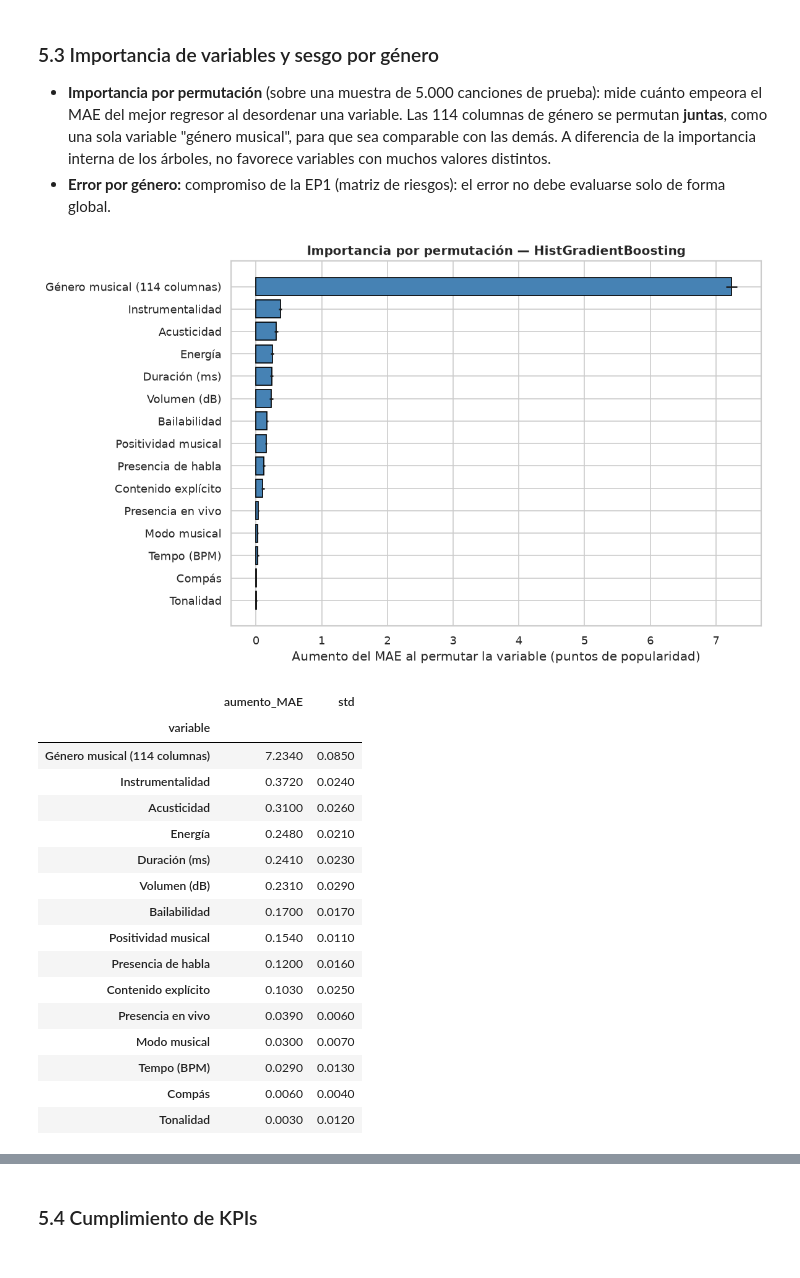
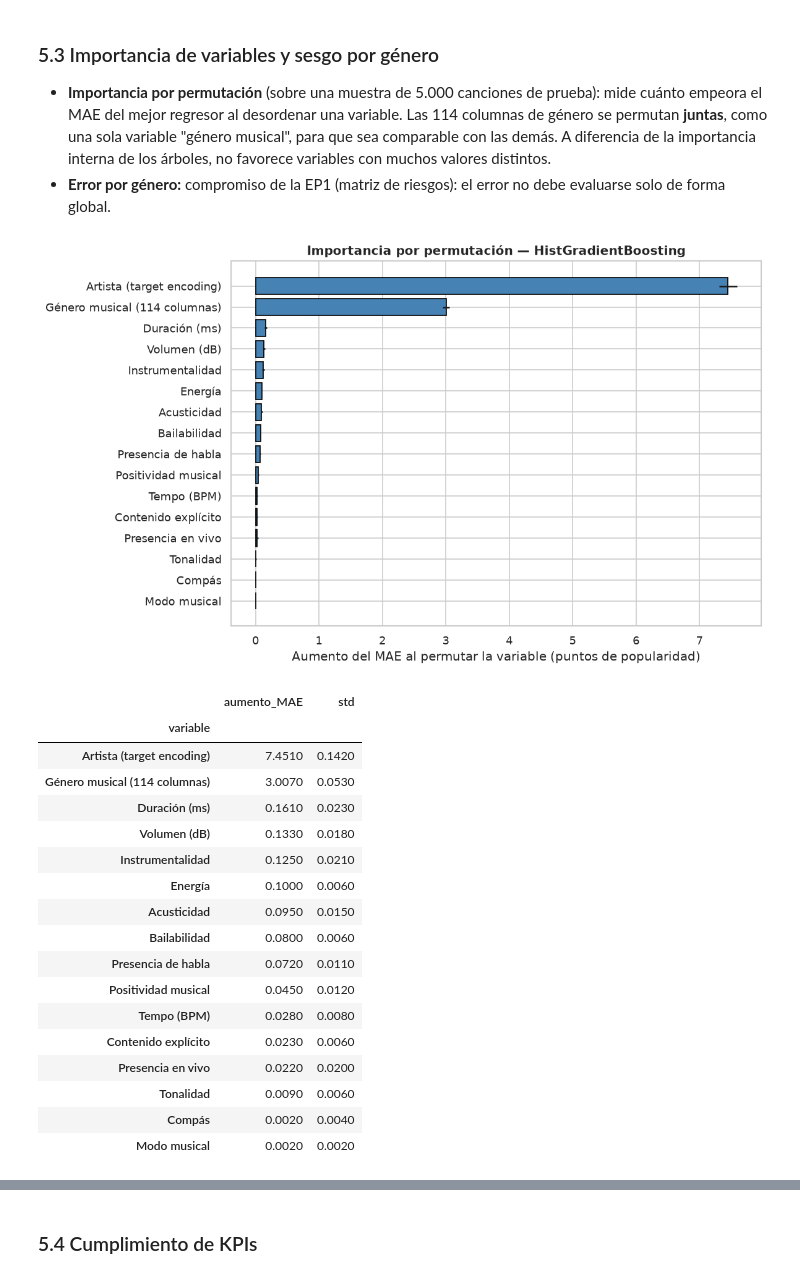
Before and after one commit to ritnight/machine-learning-spotify, a Jupyter notebook: notebooks/EP2_Spotify_CRISP_DM_Modelado.ipynb, the cells around one changed output, grey strips where cells are left out. Cells and saved outputs as stored; diff of their text form; code cells hidden in the pictures.

```diff
--- a/notebooks/EP2_Spotify_CRISP_DM_Modelado.ipynb
+++ b/notebooks/EP2_Spotify_CRISP_DM_Modelado.ipynb
@@ -1610,7 +1724,6 @@ los hiperparámetros de cada modelo con su mejor método de balanceo (4.3.2).
 recall_alto = make_scorer(recall_score, labels=['alto'], average='macro', zero_division=0)
 scoring_clf = {'F1_macro': 'f1_macro', 'Accuracy': 'accuracy',
                'Balanced_acc': 'balanced_accuracy', 'Recall_alto': recall_alto}
-EJECUTAR_SMOTENC = True  # ~5 minutos adicionales; poner False para una ejecución rápida.
 
 clasificadores_base = {
     'Regresión logística': LogisticRegression(max_iter=2000),
@@ -1634,15 +1747,6 @@ def crear_pipeline_clf(modelo, metodo):
             return None
         modelo.set_params(class_weight='balanced')
         return PipelineImb([('prep', crear_preprocesador()), ('modelo', modelo)])
-    if metodo == 'SMOTENC':
-        # SMOTENC necesita las variables originales: se imputa el compás antes de remuestrear.
-        imputar_compas = ColumnTransformer(
-            [('compas', SimpleImputer(strategy='most_frequent'), ['compas'])],
-            remainder='passthrough', verbose_feature_names_out=False).set_output(transform='pandas')
-        categoricas_smotenc = variables_categoricas_modelo + columnas_genero
-        return PipelineImb([('imputar', imputar_compas),
-                            ('balanceo', SMOTENC(categorical_features=categoricas_smotenc, random_state=SEMILLA)),
-                            ('prep', crear_preprocesador()), ('modelo', modelo)])
     pasos = [('prep', crear_preprocesador())]
     if metodo is not None:
         pasos.append(('balanceo', clone(metodo)))
@@ -1650,10 +1754,8 @@ def crear_pipeline_clf(modelo, metodo):
 
 filas_balanceo = []
 combinaciones = [(m, b) for m in clasificadores_base for b in metodos_balanceo]
-if EJECUTAR_SMOTENC:
-    combinaciones.append(('HistGradientBoosting', 'SMOTENC'))
 for nombre_modelo, nombre_metodo in combinaciones:
-    metodo = metodos_balanceo.get(nombre_metodo, nombre_metodo)
+    metodo = metodos_balanceo[nombre_metodo]
     pipe = crear_pipeline_clf(clasificadores_base[nombre_modelo], metodo)
     if pipe is None:
         continue
@@ -1779,7 +1873,7 @@ filas_clf.append({'modelo': 'Baseline (clase mayoritaria)', 'balanceo': '—',
 
 for nombre, (espacio, n_iter) in espacios_clf.items():
     nombre_metodo = mejor_balanceo.loc[nombre, 'balanceo']
-    metodo = metodos_balanceo.get(nombre_metodo, nombre_metodo)
+    metodo = metodos_balanceo[nombre_metodo]
     pipe = crear_pipeline_clf(clasificadores_base[nombre], metodo)
     clasificadores[nombre], fila = buscar_hiperparametros(
         f'{nombre} + {nombre_metodo}', pipe, espacio, scoring_clf, 'F1_macro', n_iter, X_train, y_train_clf)
@@ -2100,20 +2076,0 @@ agrupación no supervisada.
-# %%
-columnas_familia = [f'familia_{f}' for f in range(K_FAMILIAS)]
-pertenencia = pd.DataFrame(0, index=df_modelo.index, columns=columnas_familia)
-for g, f in familia_de_genero.items():
-    pertenencia[f'familia_{f}'] |= df_modelo[f'genero_{g}']
-X_train_familia = X_train.join(pertenencia.iloc[idx_train])
-
-def cv_hgb(X_, generos):
-    pipe = Pipeline([('prep', crear_preprocesador(generos)),
-                     ('modelo', HistGradientBoostingRegressor(random_state=SEMILLA))])
-    r = cross_validate(pipe, X_, y_train_reg, groups=grupos_train, cv=cv_grupos, scoring=scoring_reg)
-    return {'MAE_cv': -r['test_MAE'].mean(), 'RMSE_cv': -r['test_RMSE'].mean(), 'R2_cv': r['test_R2'].mean()}
-
-ablacion = pd.DataFrame({
-    'Solo audio + categóricas': cv_hgb(X_train, []),
-    f'+ {K_FAMILIAS} familias de géneros': cv_hgb(X_train_familia, columnas_familia),
-    '+ 114 géneros': cv_hgb(X_train, columnas_genero),
-}).T
-ablacion['n_columnas_genero'] = [0, K_FAMILIAS, len(columnas_genero)]
-display(ablacion.round(3))
@@ -2353,51 +2501,53 @@ weighted avg      0.741     0.738     0.739     17843
 def importancia_permutacion(modelo, X_, y_, grupos_variables, repeticiones=5):
     base = mean_absolute_error(y_, modelo.predict(X_))
     rng_local = np.random.default_rng(SEMILLA)
     filas = []
     for nombre, columnas in grupos_variables.items():
         aumentos = []
         for _ in range(repeticiones):
             Xp = X_.copy()
             orden = rng_local.permutation(len(Xp))
             Xp[columnas] = Xp[columnas].to_numpy()[orden]
             aumentos.append(mean_absolute_error(y_, modelo.predict(Xp)) - base)
         filas.append({'variable': nombre, 'aumento_MAE': np.mean(aumentos), 'std': np.std(aumentos)})
     return pd.DataFrame(filas).set_index('variable').sort_values('aumento_MAE')
 
 muestra_test = X_test.sample(5_000, random_state=SEMILLA)
 grupos_variables = {ETIQUETAS[c]: [c] for c in variables_numericas + variables_categoricas_modelo}
 grupos_variables['Género musical (114 columnas)'] = columnas_genero
+grupos_variables['Artista (target encoding)'] = ['artistas']
 importancia = importancia_permutacion(regresores[MEJOR_REGRESOR], muestra_test,
                                       y_test_reg.loc[muestra_test.index], grupos_variables)
 importancia.to_csv(PROCESSED_DIR / 'importancia_permutacion.csv')
 
 fig, ax = plt.subplots(figsize=(10, 6))
 ax.barh(importancia.index, importancia['aumento_MAE'], xerr=importancia['std'], color='steelblue', edgecolor='black')
 ax.set_title(f'Importancia por permutación — {MEJOR_REGRESOR}', fontweight='bold')
 ax.set_xlabel('Aumento del MAE al permutar la variable (puntos de popularidad)')
 plt.tight_layout()
 plt.savefig(IMAGES_DIR / '16_importancia_variables.png', dpi=150, bbox_inches='tight')
 plt.show()
 display(importancia.sort_values('aumento_MAE', ascending=False).round(3))
 # %% [output]
-[figure, old version]
+[figure, new version]
 |  | aumento_MAE | std |
 | variable |  |  |
-| Género musical (114 columnas) | 7.2340 | 0.0850 |
-| Instrumentalidad | 0.3720 | 0.0240 |
-| Acusticidad | 0.3100 | 0.0260 |
-| Energía | 0.2480 | 0.0210 |
-| Duración (ms) | 0.2410 | 0.0230 |
-| Volumen (dB) | 0.2310 | 0.0290 |
-| Bailabilidad | 0.1700 | 0.0170 |
-| Positividad musical | 0.1540 | 0.0110 |
-| Presencia de habla | 0.1200 | 0.0160 |
-| Contenido explícito | 0.1030 | 0.0250 |
-| Presencia en vivo | 0.0390 | 0.0060 |
-| Modo musical | 0.0300 | 0.0070 |
-| Tempo (BPM) | 0.0290 | 0.0130 |
-| Compás | 0.0060 | 0.0040 |
-| Tonalidad | 0.0030 | 0.0120 |
+| Artista (target encoding) | 7.4510 | 0.1420 |
+| Género musical (114 columnas) | 3.0070 | 0.0530 |
+| Duración (ms) | 0.1610 | 0.0230 |
+| Volumen (dB) | 0.1330 | 0.0180 |
+| Instrumentalidad | 0.1250 | 0.0210 |
+| Energía | 0.1000 | 0.0060 |
+| Acusticidad | 0.0950 | 0.0150 |
+| Bailabilidad | 0.0800 | 0.0060 |
+| Presencia de habla | 0.0720 | 0.0110 |
+| Positividad musical | 0.0450 | 0.0120 |
+| Tempo (BPM) | 0.0280 | 0.0080 |
+| Contenido explícito | 0.0230 | 0.0060 |
+| Presencia en vivo | 0.0220 | 0.0200 |
+| Tonalidad | 0.0090 | 0.0060 |
+| Compás | 0.0020 | 0.0040 |
+| Modo musical | 0.0020 | 0.0020 |
 # %%
 filas_genero = []
 abs_error = np.abs(y_test_reg.to_numpy() - predicciones_reg[MEJOR_REGRESOR])
```
Also changed, not shown: parts of 54 cells of this notebook, 38 other files.
